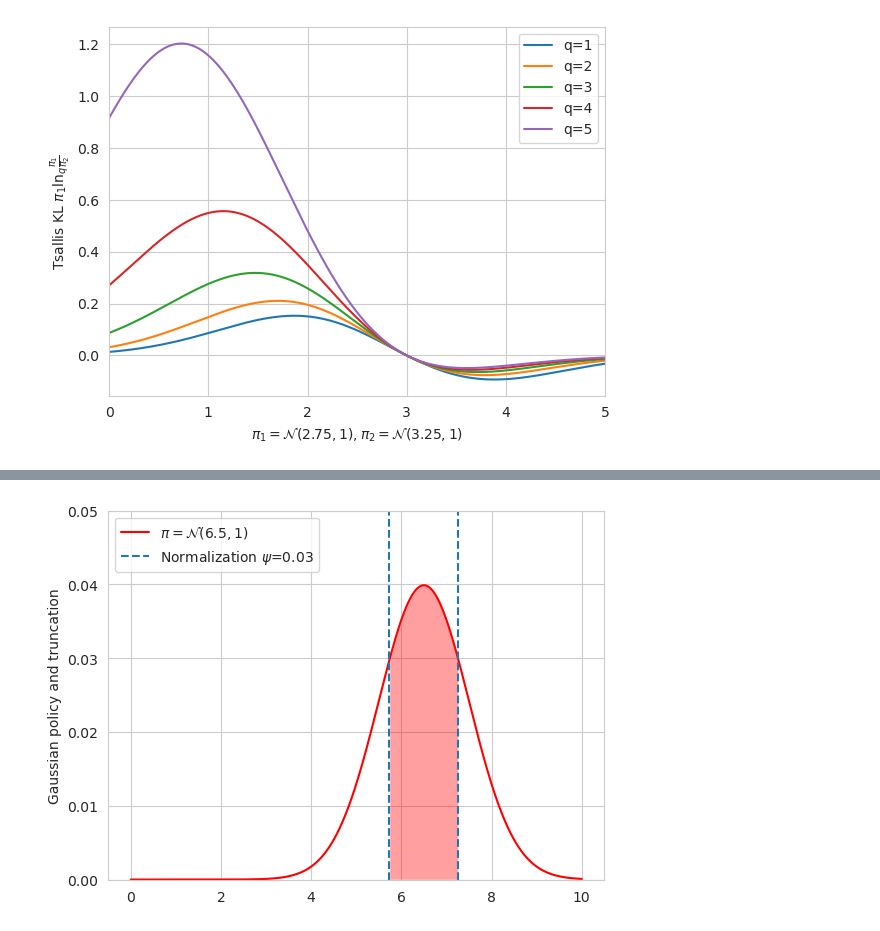
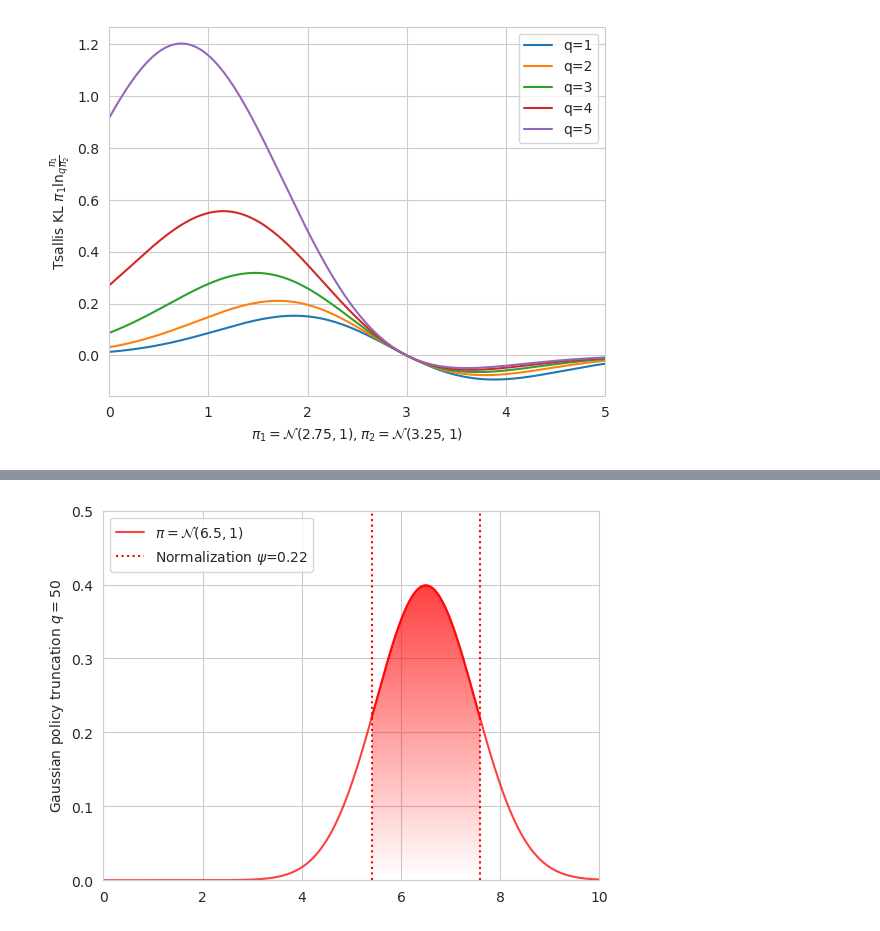
Before and after one commit to lingweizhu/tsallis_regularization, a Jupyter notebook: plot_code/illustration.ipynb, the cells around one changed output, grey strips where cells are left out. Saved outputs shown, nothing was run; the diff lists cells and outputs as text; code cells hidden in the pictures.

```diff
--- a/plot_code/illustration.ipynb
+++ b/plot_code/illustration.ipynb
@@ -1,4 +1,12 @@
 # %%
+from pathlib import Path
+import os
+parent_dir = os.path.dirname(os.getcwd())
+
+import matplotlib.colors as mcolors
+from matplotlib.patches import Polygon
+np.random.seed(1977)
+
 import numpy as np
 import seaborn as sns
 import matplotlib.pyplot as plt
@@ -35,7 +93,7 @@ def sparsemax_operator(input, q):
     range = np.arange(start=1, stop=number_of_logits+1, step=1, dtype=input.dtype).reshape(1, -1)
     # range = np.broadcast_to(range, zs.shape)
 
-    bound = kq + range * (zs - kq + kq/(q-1))
+    bound = kq + range * zs
 
     cumulative_sum_zs = np.cumsum(zs, dim)
 
@@ -46,11 +104,14 @@ def sparsemax_operator(input, q):
     # threshold function
     zs_sparse = is_greater * zs
 
-    tau = (np.sum(zs_sparse) - kq) / k + (kq - kq/(q-1))
+    tau = (np.sum(zs_sparse) - kq) / k
     expanded_tau = np.broadcast_to(tau, input.shape)
 
     policy = np.maximum(np.zeros_like(input), input-expanded_tau) ** (1 / (q-1))
 
+    if q != 2:
+        policy /= policy.sum()
+
     return policy, tau
 # %%
 # illustrate q-statistics behavior
@@ -144,31 +227,33 @@ fig.savefig("Gaussian_sparsemax.png", dpi=600)
 # %%
-# sparsemax acting upon Gaussian policies, controlling the scale
-tau = 10
+# sparsemax acting upon Gaussian policies, larger q
+q = 50
 x = np.linspace(0.001, 10, 1000)
 mu1, mu2 = 4.5, 6.5
 sigma1, sigma2 = 1., 1.
 g1 =  1/np.sqrt(2*np.pi*sigma1**2) * np.exp(-(x-mu1)**2/(2*sigma1**2))
 g2 =  1/np.sqrt(2*np.pi*sigma2**2) * np.exp(-(x-mu2)**2/(2*sigma2**2))
 
 fig, ax = plt.subplots(1, 1)
 
-g2 /= tau
+# g2 /= tau
 
-policy, normalization = sparsemax_operator(g2, q=2.0)
-ax.plot(x, g2, label=r"$\pi = \mathcal{N}(6.5, 1)$", color='red')
+policy, normalization = sparsemax_operator(g2, q=q)
+ax.plot(x, g2, label=r"$\pi = \mathcal{N}(6.5, 1)$", color='red', alpha=0.75)
 positive_idx = np.where(policy>0)[0]
-ax.fill_between(x[positive_idx], np.zeros_like(positive_idx), g2[policy>0], color='red', alpha=0.375, edgecolor=None)
-ax.axvline(x=x[np.where(g2 > normalization)[0][0]],  linestyle='--', label=rf"Normalization $\psi$={normalization:.2f}")
-ax.axvline(x=x[np.where(g2 > normalization)[0][-1]], linestyle='--')
-ax.set_ylabel("Gaussian policy and truncation")
-ax.set_ylim([-0.0001, 0.05])
+gradient_fill(x[positive_idx], np.zeros_like(positive_idx), g2[policy>0], color='red', alpha=0.75)
+# ax.fill_between(x[positive_idx], np.zeros_like(positive_idx), g2[policy>0], color='red', alpha=0.75, edgecolor=None)
+ax.axvline(x=x[np.where(g2 > normalization)[0][0]],  linestyle=':', label=rf"Normalization $\psi$={normalization:.2f}", color='r')
+ax.axvline(x=x[np.where(g2 > normalization)[0][-1]], linestyle=':', color='r')
+ax.set_ylabel(rf"Gaussian policy truncation $q={q}$")
+ax.set_ylim([-0.0001, 0.5])
+
+ax.set_xlim([0, 10])
 ax.legend()
 plt.show()
 
-ax.set_xlim([0, 10])
 fig.tight_layout()
-fig.savefig("scaled_Gaussian_sparsemax.png", dpi=600)
+fig.savefig(os.path.join(parent_dir, "paper", "img",  f"q{q}_scaled_Gaussian_sparsemax.png"), dpi=600)
 # %% [output]
-[figure, old version]
+[figure, new version]
 # %%
 # sparsemax acting upon Boltzmann policies
```
Also changed, not shown: parts of 7 cells of this notebook, 9 other files.
